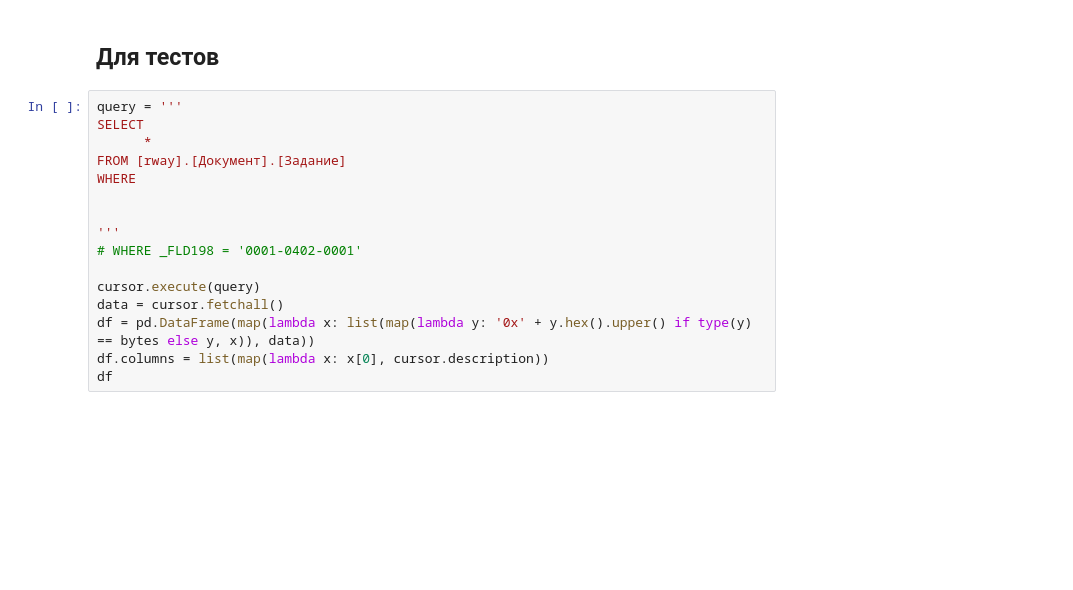
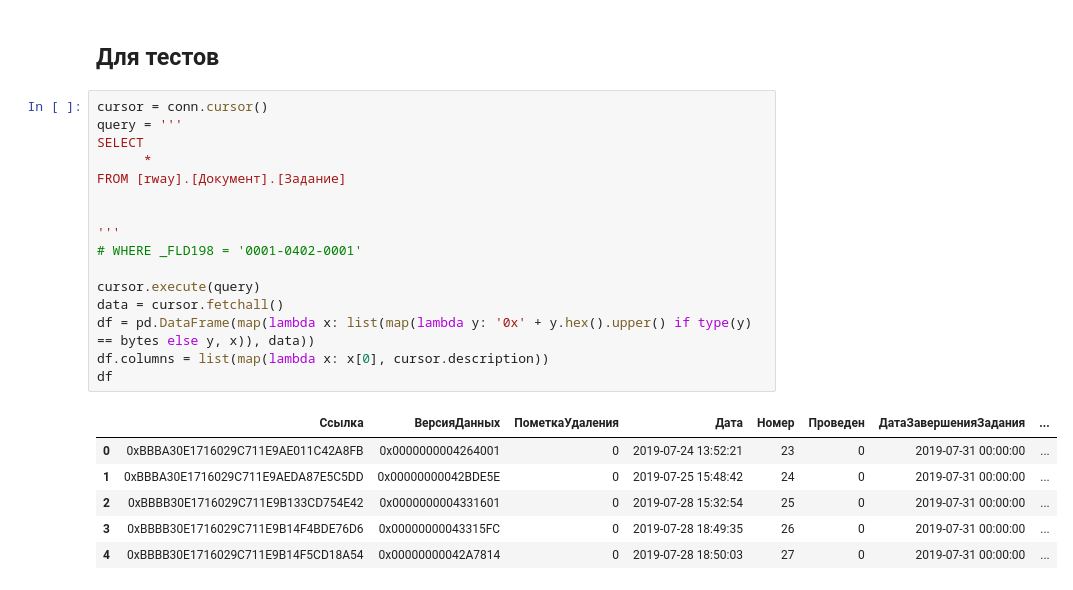
Before and after one commit to kaktusss123/rway_analysis, a Jupyter notebook: fill_rate.ipynb, the cells around one changed output. Cells and saved outputs as stored; diff of their text form; blank space fills up the shorter version.

```diff
--- a/fill_rate.ipynb
+++ b/fill_rate.ipynb
@@ -243,18 +233,25 @@ test
 # %% [markdown]
 ## Для тестов
 # %%
+cursor = conn.cursor()
 query = '''
 SELECT
       *
 FROM [rway].[Документ].[Задание]
-WHERE
 
 
 '''
 # WHERE _FLD198 = '0001-0402-0001'
 
 cursor.execute(query)
 data = cursor.fetchall()
 df = pd.DataFrame(map(lambda x: list(map(lambda y: '0x' + y.hex().upper() if type(y) == bytes else y, x)), data))
 df.columns = list(map(lambda x: x[0], cursor.description))
 df
+# %% [output]
+|  | Ссылка | ВерсияДанных | ПометкаУдаления | Дата | Номер | Проведен | ДатаЗавершенияЗадания | ... |
+| 0 | 0xBBBA30E1716029C711E9AE011C42A8FB | 0x0000000004264001 | 0 | 2019-07-24 13:52:21 | 23 | 0 | 2019-07-31 00:00:00 | ... |
+| 1 | 0xBBBA30E1716029C711E9AEDA87E5C5DD | 0x00000000042BDE5E | 0 | 2019-07-25 15:48:42 | 24 | 0 | 2019-07-31 00:00:00 | ... |
+| 2 | 0xBBBB30E1716029C711E9B133CD754E42 | 0x0000000004331601 | 0 | 2019-07-28 15:32:54 | 25 | 0 | 2019-07-31 00:00:00 | ... |
+| 3 | 0xBBBB30E1716029C711E9B14F4BDE76D6 | 0x00000000043315FC | 0 | 2019-07-28 18:49:35 | 26 | 0 | 2019-07-31 00:00:00 | ... |
+| 4 | 0xBBBB30E1716029C711E9B14F5CD18A54 | 0x00000000042A7814 | 0 | 2019-07-28 18:50:03 | 27 | 0 | 2019-07-31 00:00:00 | ... |
```
Also changed, not shown: parts of 9 cells of this notebook.
